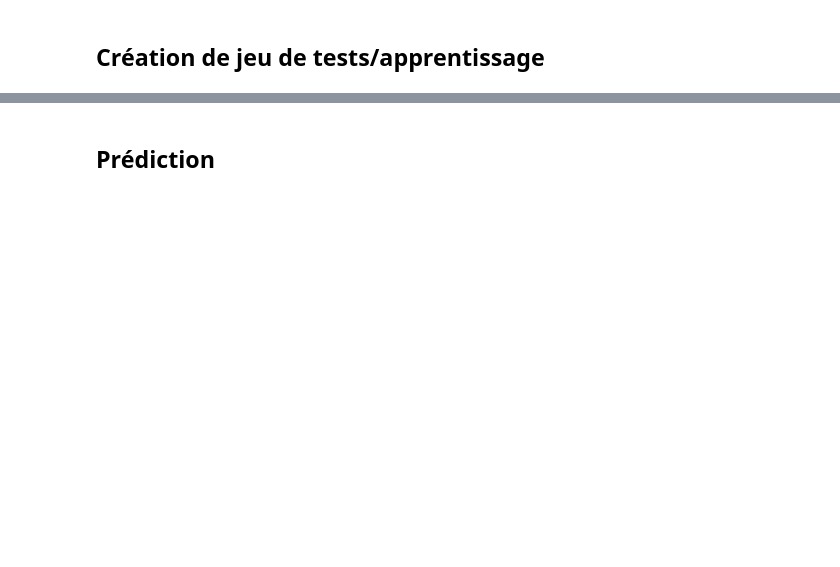
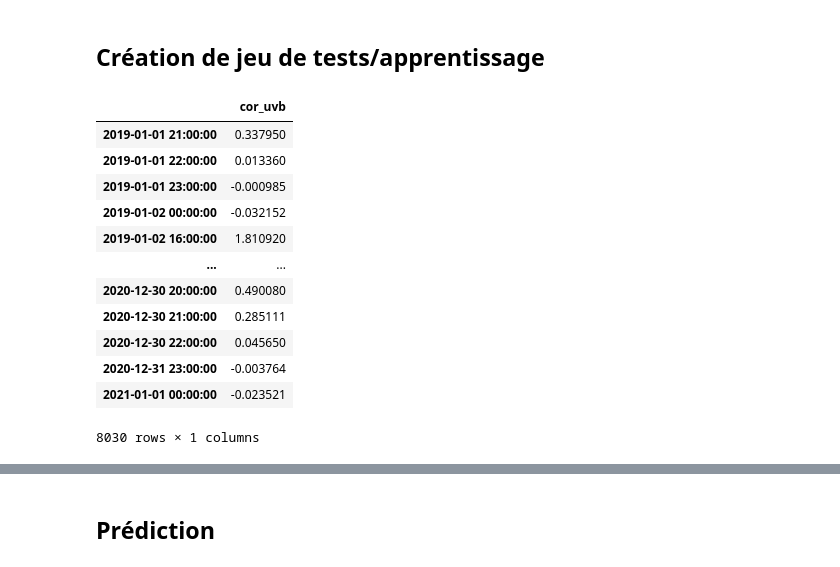
Before and after one commit to pierreberranger/Challenge_Solaire, a Jupyter notebook: challenge_solaire.ipynb, the cells around one changed output, grey strips where cells are left out. Drawn from its saved outputs; the diff is of its cells as text; code cells hidden in the pictures; blank space fills up the shorter version.

```diff
--- a/challenge_solaire.ipynb
+++ b/challenge_solaire.ipynb
@@ -108,2 +166,23 @@ plt.show()
 # %% [markdown]
 ## Création de jeu de tests/apprentissage
+# %%
+# On commence par scinder le jeu de données en 2 : un jeu de test
+# et un jeu d'entraînement
+
+df_test = df_global.loc['2021-01-01 01:00:00':][['cor_uvb']]
+df_train = df_global.loc[:'2021-01-01 00:00:00'][['cor_uvb']]
+df_train
+# %% [output]
+|  | cor_uvb |
+| 2019-01-01 21:00:00 | 0.337950 |
+| 2019-01-01 22:00:00 | 0.013360 |
+| 2019-01-01 23:00:00 | -0.000985 |
+| 2019-01-02 00:00:00 | -0.032152 |
+| 2019-01-02 16:00:00 | 1.810920 |
+| ... | ... |
+| 2020-12-30 20:00:00 | 0.490080 |
+| 2020-12-30 21:00:00 | 0.285111 |
+| 2020-12-30 22:00:00 | 0.045650 |
+| 2020-12-31 23:00:00 | -0.003764 |
+| 2021-01-01 00:00:00 | -0.023521 |
+8030 rows × 1 columns
```
Also changed, not shown: parts of 15 cells of this notebook.
